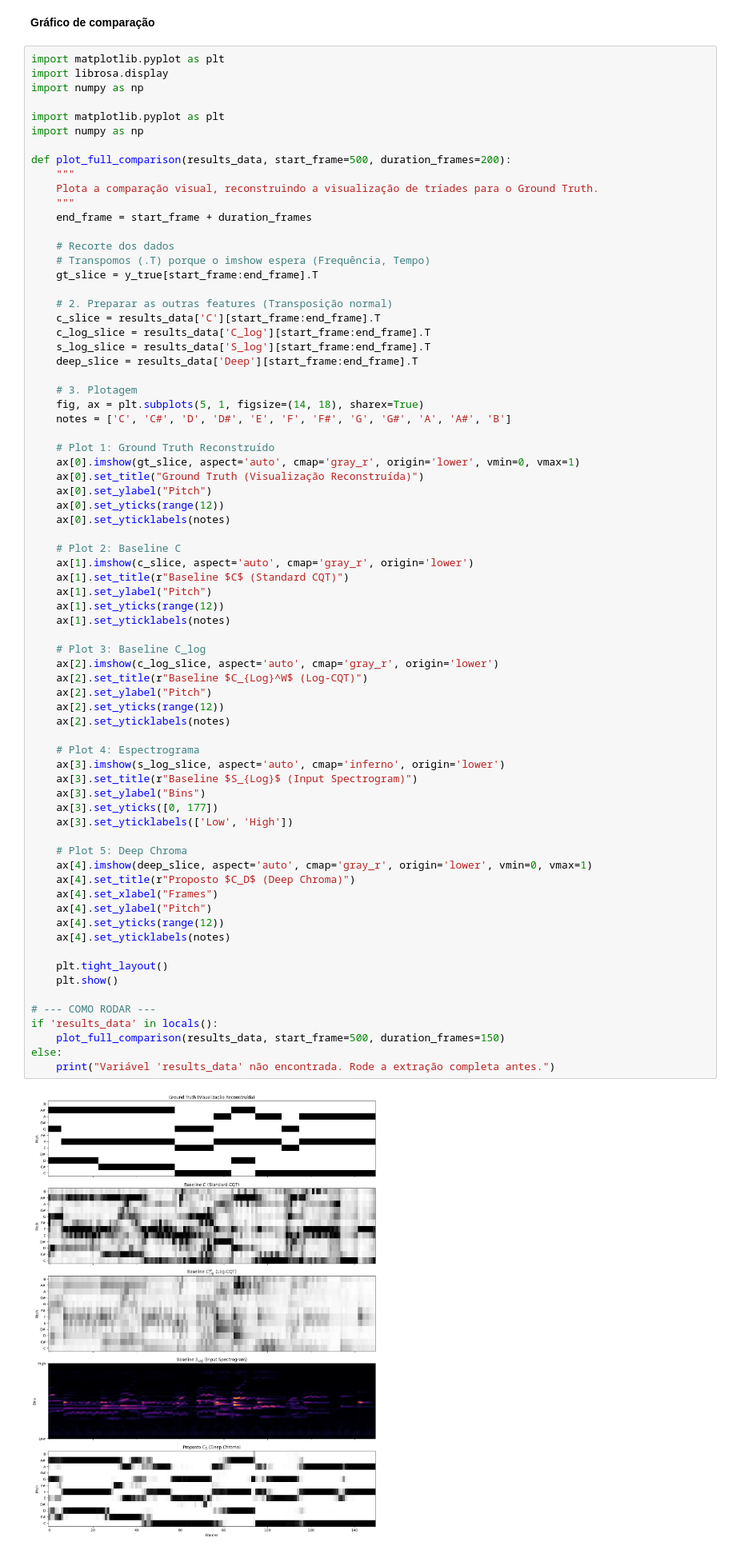
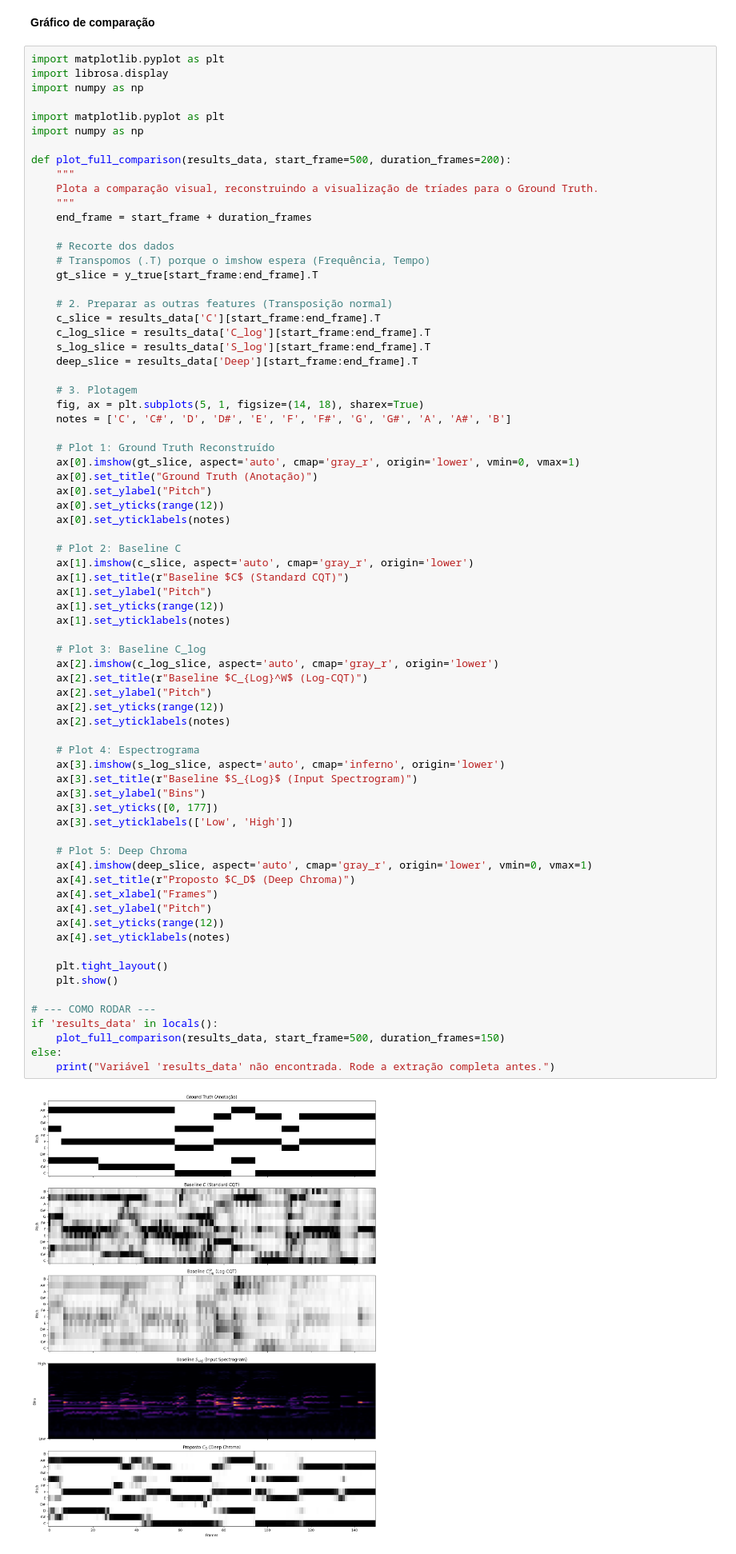
Before and after one commit to alinecristinapinto/chroma-extractor-comparison, a Jupyter notebook: notebooks/chord_recognition.ipynb, the cells around one changed output. Shown at 80% size. Cells and saved outputs as stored; diff of their text form.

```diff
--- a/notebooks/chord_recognition.ipynb
+++ b/notebooks/chord_recognition.ipynb
@@ -469,7 +469,7 @@ def plot_full_comparison(results_data, start_frame=500, duration_frames=200):
 
     # Plot 1: Ground Truth Reconstruído
     ax[0].imshow(gt_slice, aspect='auto', cmap='gray_r', origin='lower', vmin=0, vmax=1)
-    ax[0].set_title("Ground Truth (Visualização Reconstruída)")
+    ax[0].set_title("Ground Truth (Anotação)")
     ax[0].set_ylabel("Pitch")
     ax[0].set_yticks(range(12))
     ax[0].set_yticklabels(notes)
@@ -485,34 +485,34 @@ def plot_full_comparison(results_data, start_frame=500, duration_frames=200):
     ax[2].imshow(c_log_slice, aspect='auto', cmap='gray_r', origin='lower')
     ax[2].set_title(r"Baseline $C_{Log}^W$ (Log-CQT)")
     ax[2].set_ylabel("Pitch")
     ax[2].set_yticks(range(12))
     ax[2].set_yticklabels(notes)
 
     # Plot 4: Espectrograma
     ax[3].imshow(s_log_slice, aspect='auto', cmap='inferno', origin='lower')
     ax[3].set_title(r"Baseline $S_{Log}$ (Input Spectrogram)")
     ax[3].set_ylabel("Bins")
     ax[3].set_yticks([0, 177])
     ax[3].set_yticklabels(['Low', 'High'])
 
     # Plot 5: Deep Chroma
     ax[4].imshow(deep_slice, aspect='auto', cmap='gray_r', origin='lower', vmin=0, vmax=1)
     ax[4].set_title(r"Proposto $C_D$ (Deep Chroma)")
     ax[4].set_xlabel("Frames")
     ax[4].set_ylabel("Pitch")
     ax[4].set_yticks(range(12))
     ax[4].set_yticklabels(notes)
 
     plt.tight_layout()
     plt.show()
 
 # --- COMO RODAR ---
 if 'results_data' in locals():
     plot_full_comparison(results_data, start_frame=500, duration_frames=150)
 else:
     print("Variável 'results_data' não encontrada. Rode a extração completa antes.")
 # %% [output]
-[figure, old version]
+[figure, new version]
 # %% [markdown]
 **Saliency Map**
 # %%
```
Also changed, not shown: parts of 2 cells of this notebook, 3 other files.
